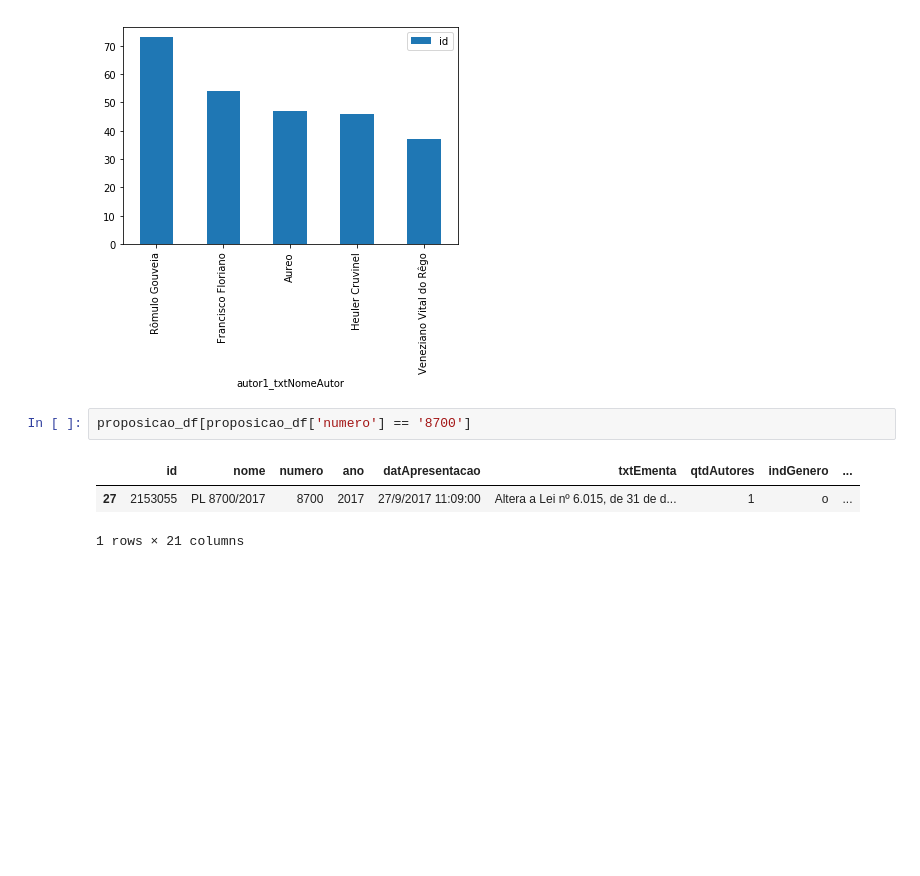
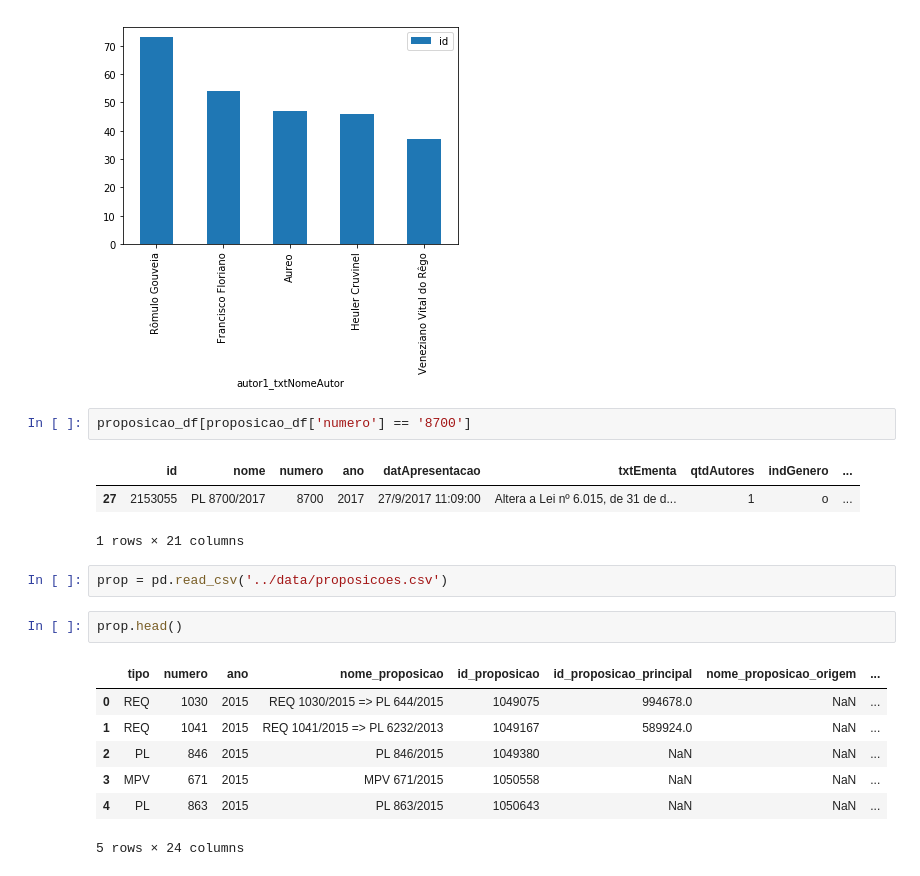
Before and after one commit to devfest-ufrn/eentaodeputado, a Jupyter notebook: data-analysis/eda_proposicoes.ipynb, the cells around one changed output. Cells and saved outputs as stored; diff of their text form; blank space fills up the shorter version.

```diff
--- a/data-analysis/eda_proposicoes.ipynb
+++ b/data-analysis/eda_proposicoes.ipynb
@@ -140,3 +140,15 @@ proposicao_df[proposicao_df['numero'] == '8700']
 |  | id | nome | numero | ano | datApresentacao | txtEmenta | qtdAutores | indGenero | ... |
 | 27 | 2153055 | PL 8700/2017 | 8700 | 2017 | 27/9/2017 11:09:00 | Altera a Lei nº 6.015, de 31 de d... | 1 | o | ... |
 1 rows × 21 columns
+# %%
+prop = pd.read_csv('../data/proposicoes.csv')
+# %%
+prop.head()
+# %% [output]
+|  | tipo | numero | ano | nome_proposicao | id_proposicao | id_proposicao_principal | nome_proposicao_origem | ... |
+| 0 | REQ | 1030 | 2015 | REQ 1030/2015 => PL 644/2015 | 1049075 | 994678.0 | NaN | ... |
+| 1 | REQ | 1041 | 2015 | REQ 1041/2015 => PL 6232/2013 | 1049167 | 589924.0 | NaN | ... |
+| 2 | PL | 846 | 2015 | PL 846/2015 | 1049380 | NaN | NaN | ... |
+| 3 | MPV | 671 | 2015 | MPV 671/2015 | 1050558 | NaN | NaN | ... |
+| 4 | PL | 863 | 2015 | PL 863/2015 | 1050643 | NaN | NaN | ... |
+5 rows × 24 columns
```
Also changed, not shown: parts of 3 cells of this notebook, 11 other files.
